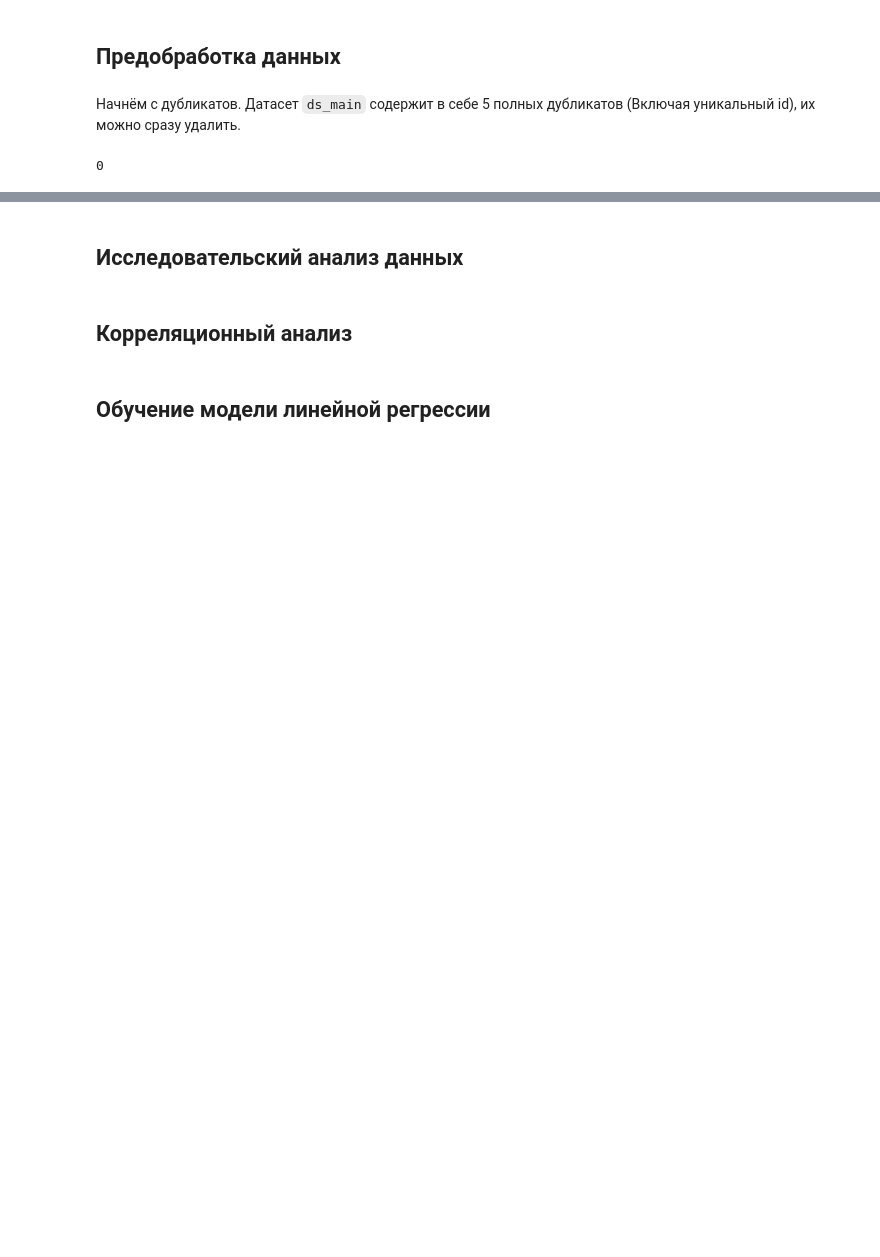
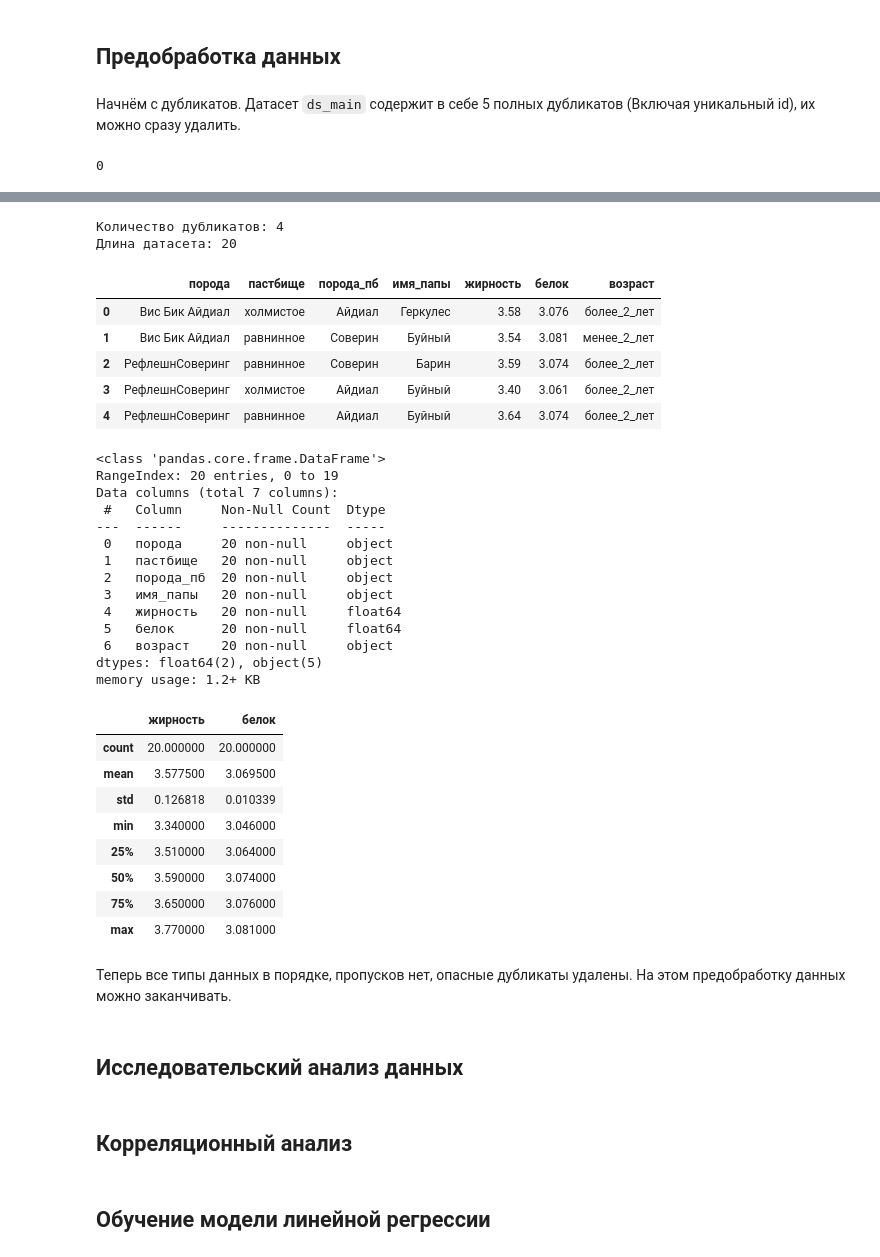
Before and after one commit to Maksim1004/data_science_studying, a Jupyter notebook: cows_and_machine_learning.ipynb, the cells around one changed output, grey strips where cells are left out. Saved outputs shown, nothing was run; the diff lists cells and outputs as text; code cells hidden in the pictures; blank space fills up the shorter version.

```diff
--- a/cows_and_machine_learning.ipynb
+++ b/cows_and_machine_learning.ipynb
@@ -229,3 +267,41 @@ memory usage: 68.8+ KB
+# %%
+for i in ['жирность', 'белок']: # Для каждого столбца из списка, все запятые меняются на точки, строки переводятся в числовой тип данных
+    ds_buy[i] = pd.to_numeric(ds_buy[i].replace(',', '.', regex=True))
+dataset_info(ds_buy)
+# %% [output]
+Количество дубликатов: 4
+Длина датасета: 20
+|  | порода | пастбище | порода_пб | имя_папы | жирность | белок | возраст |
+| 0 | Вис Бик Айдиал | холмистое | Айдиал | Геркулес | 3.58 | 3.076 | более_2_лет |
+| 1 | Вис Бик Айдиал | равнинное | Соверин | Буйный | 3.54 | 3.081 | менее_2_лет |
+| 2 | РефлешнСоверинг | равнинное | Соверин | Барин | 3.59 | 3.074 | более_2_лет |
+| 3 | РефлешнСоверинг | холмистое | Айдиал | Буйный | 3.40 | 3.061 | более_2_лет |
+| 4 | РефлешнСоверинг | равнинное | Айдиал | Буйный | 3.64 | 3.074 | более_2_лет |
+<class 'pandas.core.frame.DataFrame'>
+RangeIndex: 20 entries, 0 to 19
+Data columns (total 7 columns):
+ #   Column     Non-Null Count  Dtype
+---  ------     --------------  -----
+ 0   порода     20 non-null     object
+ 1   пастбище   20 non-null     object
+ 2   порода_пб  20 non-null     object
+ 3   имя_папы   20 non-null     object
+ 4   жирность   20 non-null     float64
+ 5   белок      20 non-null     float64
+ 6   возраст    20 non-null     object
+dtypes: float64(2), object(5)
+memory usage: 1.2+ KB
+|  | жирность | белок |
+| count | 20.000000 | 20.000000 |
+| mean | 3.577500 | 3.069500 |
+| std | 0.126818 | 0.010339 |
+| min | 3.340000 | 3.046000 |
+| 25% | 3.510000 | 3.064000 |
+| 50% | 3.590000 | 3.074000 |
+| 75% | 3.650000 | 3.076000 |
+| max | 3.770000 | 3.081000 |
+# %% [markdown]
+Теперь все типы данных в порядке, пропусков нет, опасные дубликаты удалены. На этом предобработку данных можно заканчивать.
 # %% [markdown]
 ## Исследовательский анализ данных
 # %% [markdown]
```
Also changed, not shown: parts of 10 cells of this notebook.
